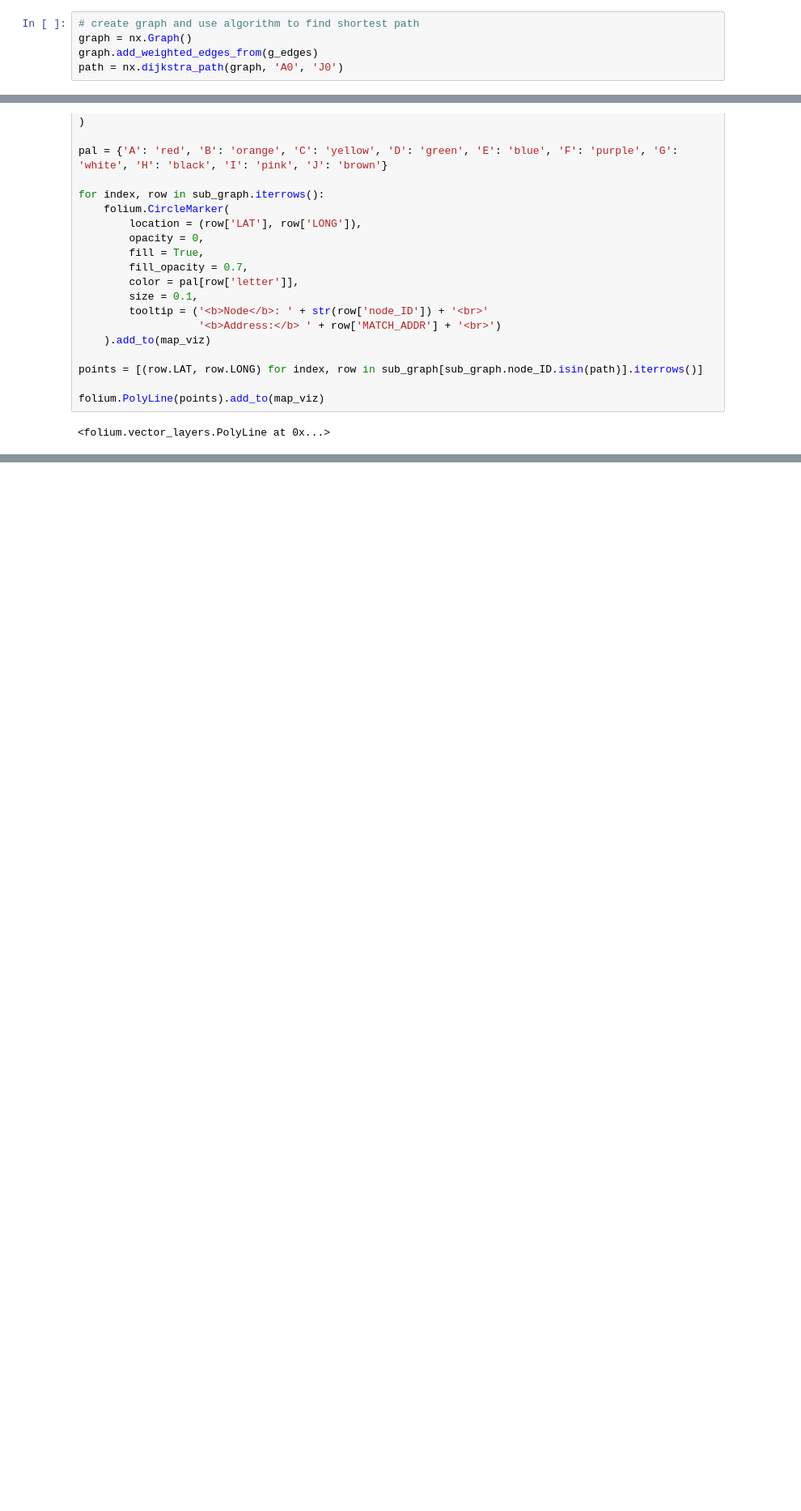
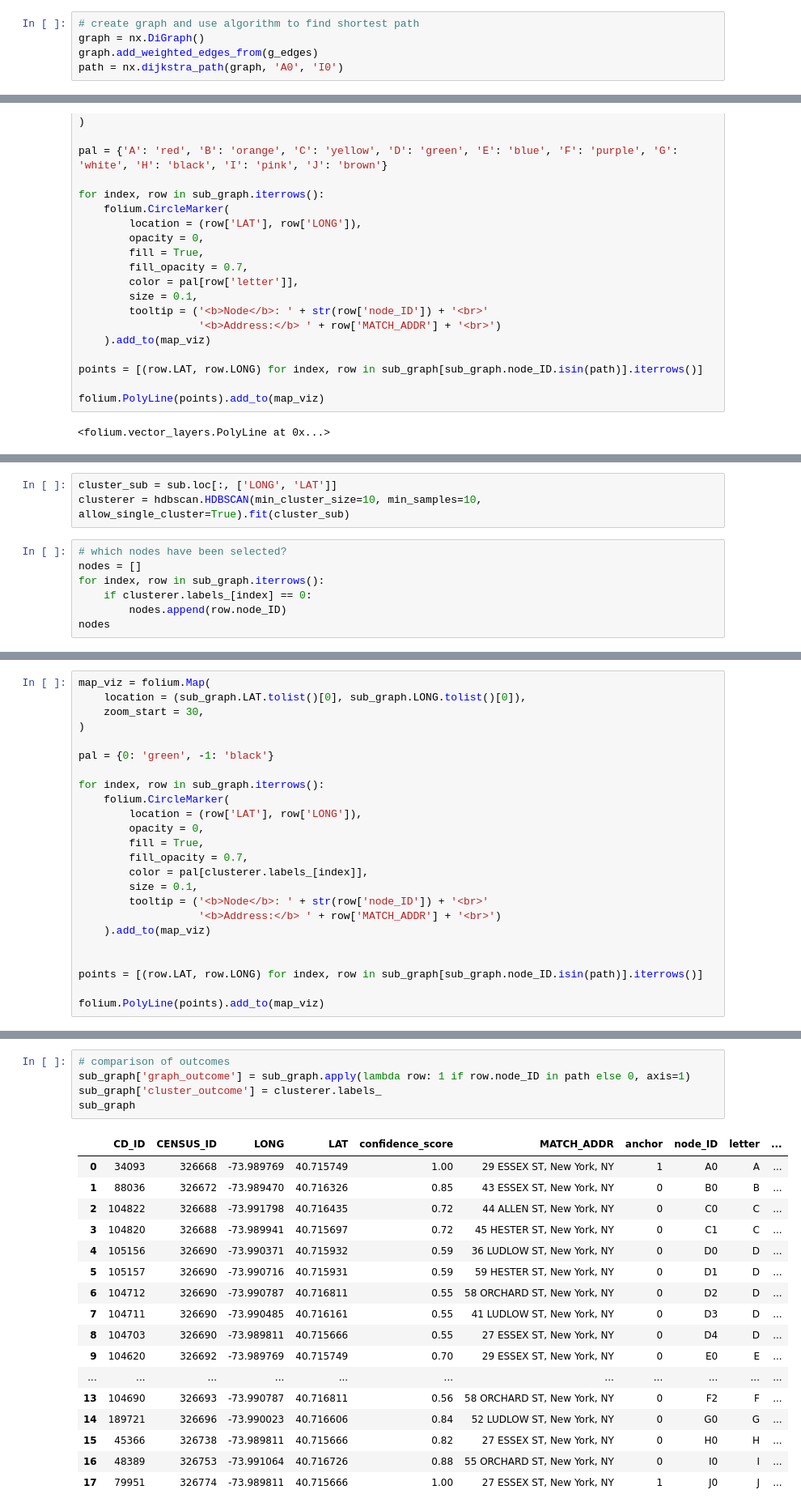
Before and after one commit to CenterForSpatialResearch/hnyc-spatial-linkage, a Jupyter notebook: disambiguation_1880/spatial-disambiguation.ipynb, the cells around one changed output, grey strips where cells are left out. Shown at 81% size. Drawn from its saved outputs; the diff is of its cells as text; blank space fills up the shorter version.

```diff
--- a/disambiguation_1880/spatial-disambiguation.ipynb
+++ b/disambiguation_1880/spatial-disambiguation.ipynb
@@ -167,9 +106,9 @@ g_edges = [(row.node_ID_x, row.node_ID_y, row.weight) for index, row in g.iterro
 INSERT A CONCEPTUAL DIAGRAM to show what the graph looks like + what least cost is doing
 # %%
 # create graph and use algorithm to find shortest path
-graph = nx.Graph()
+graph = nx.DiGraph()
 graph.add_weighted_edges_from(g_edges)
-path = nx.dijkstra_path(graph, 'A0', 'J0')
+path = nx.dijkstra_path(graph, 'A0', 'I0')
 # %%
 # these nodes form the shortest-path (i.e. closest to each other)
 path
@@ -240,0 +364,10 @@ BUT this does show the basic idea works - there is some evident clustering at th
+# %%
+cluster_sub = sub.loc[:, ['LONG', 'LAT']]
+clusterer = hdbscan.HDBSCAN(min_cluster_size=10, min_samples=10, allow_single_cluster=True).fit(cluster_sub)
+# %%
+# which nodes have been selected?
+nodes = []
+for index, row in sub_graph.iterrows():
+    if clusterer.labels_[index] == 0:
+        nodes.append(row.node_ID)
+nodes
@@ -240,0 +376,24 @@ BUT this does show the basic idea works - there is some evident clustering at th
+# %%
+map_viz = folium.Map(
+    location = (sub_graph.LAT.tolist()[0], sub_graph.LONG.tolist()[0]),
+    zoom_start = 30,
+)
+
+pal = {0: 'green', -1: 'black'}
+
+for index, row in sub_graph.iterrows():
+    folium.CircleMarker(
+        location = (row['LAT'], row['LONG']),
+        opacity = 0,
+        fill = True,
+        fill_opacity = 0.7,
+        color = pal[clusterer.labels_[index]],
+        size = 0.1,
+        tooltip = ('<b>Node</b>: ' + str(row['node_ID']) + '<br>'
+                   '<b>Address:</b> ' + row['MATCH_ADDR'] + '<br>')
+    ).add_to(map_viz)
+
+
+points = [(row.LAT, row.LONG) for index, row in sub_graph[sub_graph.node_ID.isin(path)].iterrows()]
+
+folium.PolyLine(points).add_to(map_viz)
@@ -240,0 +409,23 @@ BUT this does show the basic idea works - there is some evident clustering at th
+# %%
+# comparison of outcomes
+sub_graph['graph_outcome'] = sub_graph.apply(lambda row: 1 if row.node_ID in path else 0, axis=1)
+sub_graph['cluster_outcome'] = clusterer.labels_
+sub_graph
+# %% [output]
+|  | CD_ID | CENSUS_ID | LONG | LAT | confidence_score | MATCH_ADDR | anchor | node_ID | letter | ... |
+| 0 | 34093 | 326668 | -73.989769 | 40.715749 | 1.00 | 29 ESSEX ST, New York, NY | 1 | A0 | A | ... |
+| 1 | 88036 | 326672 | -73.989470 | 40.716326 | 0.85 | 43 ESSEX ST, New York, NY | 0 | B0 | B | ... |
+| 2 | 104822 | 326688 | -73.991798 | 40.716435 | 0.72 | 44 ALLEN ST, New York, NY | 0 | C0 | C | ... |
+| 3 | 104820 | 326688 | -73.989941 | 40.715697 | 0.72 | 45 HESTER ST, New York, NY | 0 | C1 | C | ... |
+| 4 | 105156 | 326690 | -73.990371 | 40.715932 | 0.59 | 36 LUDLOW ST, New York, NY | 0 | D0 | D | ... |
+| 5 | 105157 | 326690 | -73.990716 | 40.715931 | 0.59 | 59 HESTER ST, New York, NY | 0 | D1 | D | ... |
+| 6 | 104712 | 326690 | -73.990787 | 40.716811 | 0.55 | 58 ORCHARD ST, New York, NY | 0 | D2 | D | ... |
+| 7 | 104711 | 326690 | -73.990485 | 40.716161 | 0.55 | 41 LUDLOW ST, New York, NY | 0 | D3 | D | ... |
+| 8 | 104703 | 326690 | -73.989811 | 40.715666 | 0.55 | 27 ESSEX ST, New York, NY | 0 | D4 | D | ... |
+| 9 | 104620 | 326692 | -73.989769 | 40.715749 | 0.70 | 29 ESSEX ST, New York, NY | 0 | E0 | E | ... |
+| ... | ... | ... | ... | ... | ... | ... | ... | ... | ... | ... |
+| 13 | 104690 | 326693 | -73.990787 | 40.716811 | 0.56 | 58 ORCHARD ST, New York, NY | 0 | F2 | F | ... |
+| 14 | 189721 | 326696 | -73.990023 | 40.716606 | 0.84 | 52 LUDLOW ST, New York, NY | 0 | G0 | G | ... |
+| 15 | 45366 | 326738 | -73.989811 | 40.715666 | 0.82 | 27 ESSEX ST, New York, NY | 0 | H0 | H | ... |
+| 16 | 48389 | 326753 | -73.991064 | 40.716726 | 0.88 | 55 ORCHARD ST, New York, NY | 0 | I0 | I | ... |
+| 17 | 79951 | 326774 | -73.989811 | 40.715666 | 1.00 | 27 ESSEX ST, New York, NY | 1 | J0 | J | ... |
```
Also changed, not shown: parts of 46 cells of this notebook.
